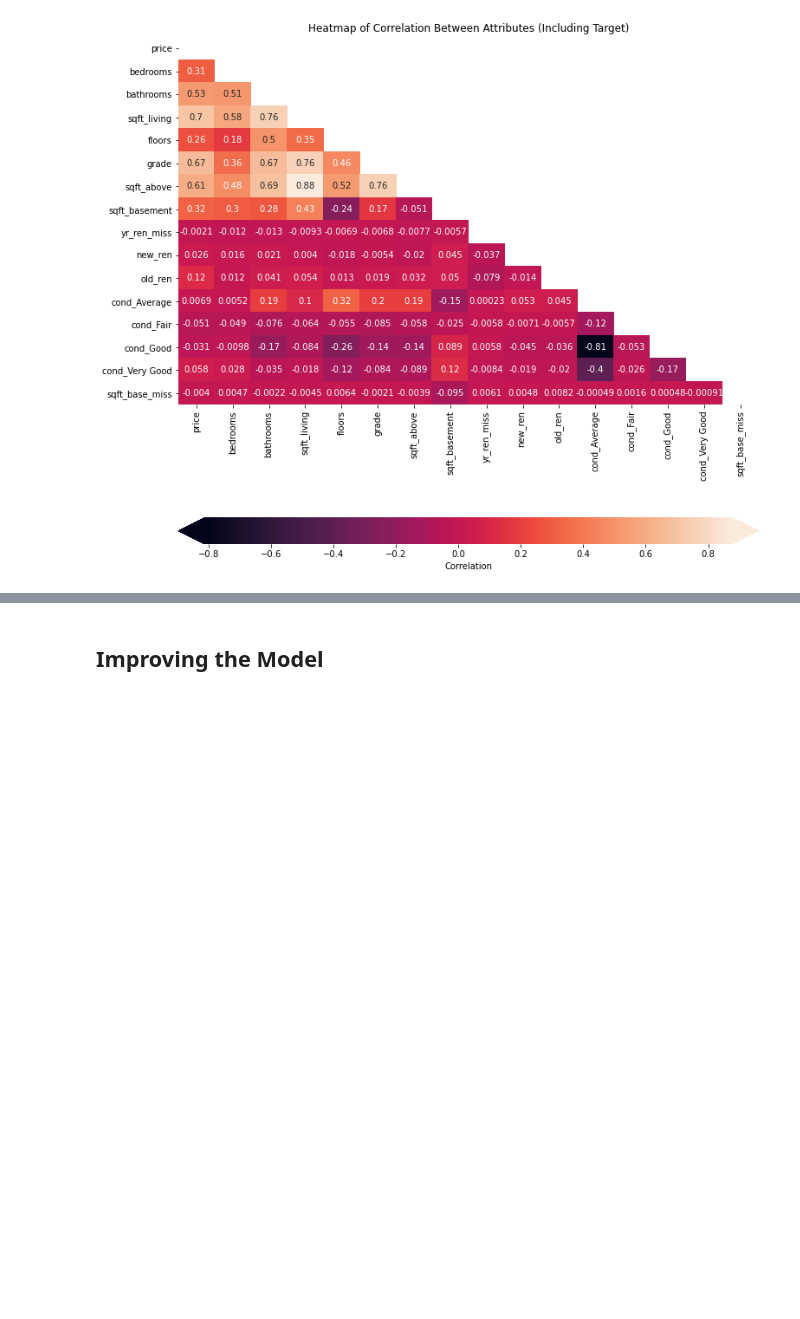
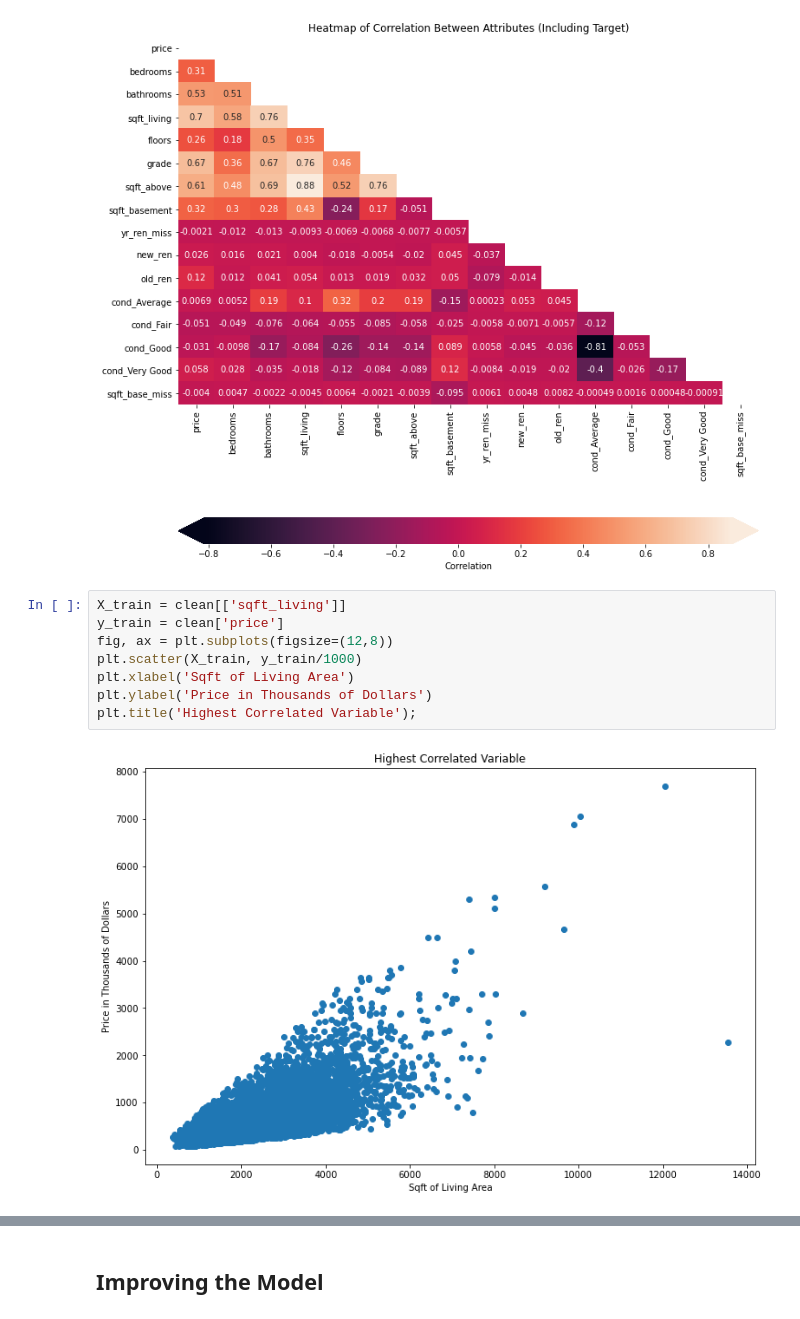
Before and after one commit to nonlocal-lia/King-County-Housing-Analysis, a Jupyter notebook: eda_notebook.ipynb, the cells around one changed output, grey strips where cells are left out. Saved outputs shown, nothing was run; the diff lists cells and outputs as text; blank space fills up the shorter version.

```diff
--- a/eda_notebook.ipynb
+++ b/eda_notebook.ipynb
@@ -328,4 +329,14 @@ clean.head()
 viz.create_heatmap(clean)
 # %% [output]
 [figure]
+# %%
+X_train = clean[['sqft_living']]
+y_train = clean['price']
+fig, ax = plt.subplots(figsize=(12,8))
+plt.scatter(X_train, y_train/1000)
+plt.xlabel('Sqft of Living Area')
+plt.ylabel('Price in Thousands of Dollars')
+plt.title('Highest Correlated Variable');
+# %% [output]
+[figure, added]
 # %% [markdown]
```
Also changed, not shown: parts of 54 cells of this notebook, 2 other files.
